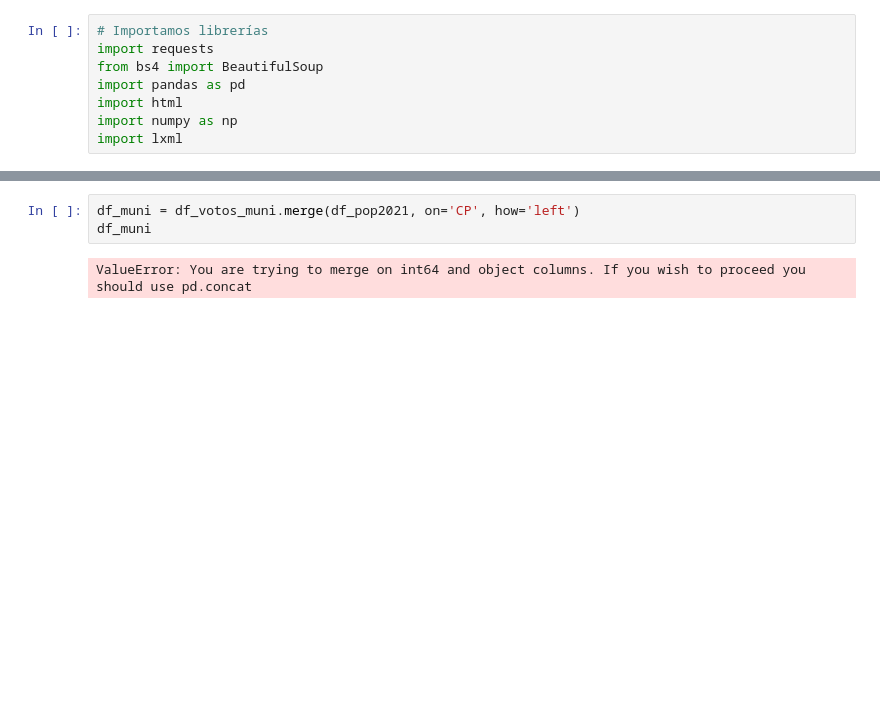
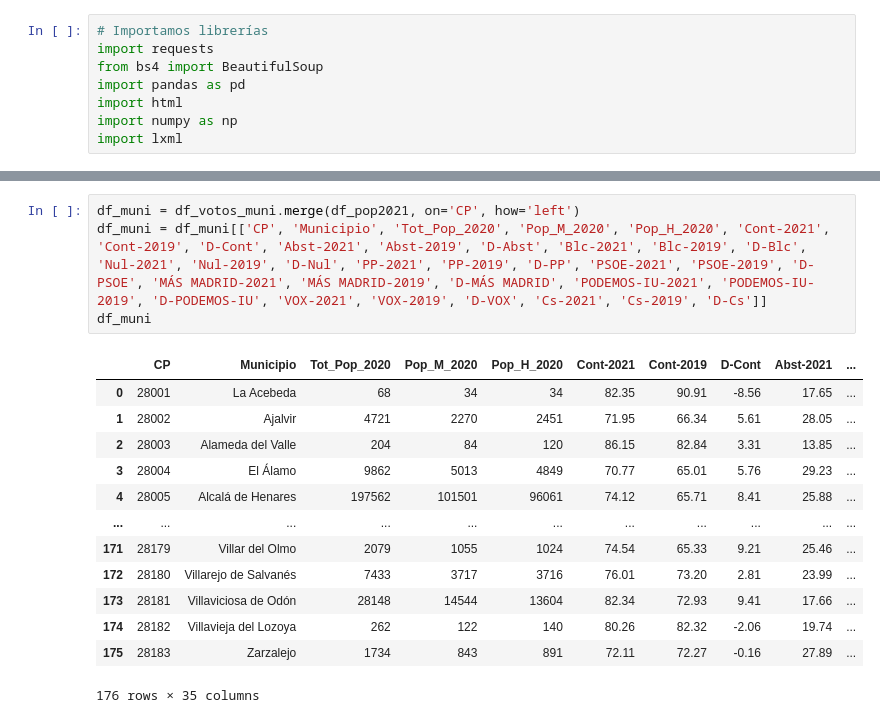
Before and after one commit to MikeBarkerSpain/TareasTheBridge, a Jupyter notebook: Entregables/09_Proyecto Análisis/Entregable/test_create_df.ipynb, the cells around one changed output, grey strips where cells are left out. Saved outputs shown, nothing was run; the diff lists cells and outputs as text; blank space fills up the shorter version.

```diff
--- a/Entregables/09_Proyecto Análisis/Entregable/test_create_df.ipynb
+++ b/Entregables/09_Proyecto Análisis/Entregable/test_create_df.ipynb
@@ -240,5 +241,18 @@ memory usage: 7.0+ KB
-# %%
-df_muni = df_votos_muni.merge(df_pop2021, on='CP', how='left')
-df_muni
-# %% [output]
-ValueError: You are trying to merge on int64 and object columns. If you wish to proceed you should use pd.concat
+# %%
+df_muni = df_votos_muni.merge(df_pop2021, on='CP', how='left')
+df_muni = df_muni[['CP', 'Municipio', 'Tot_Pop_2020', 'Pop_M_2020', 'Pop_H_2020', 'Cont-2021', 'Cont-2019', 'D-Cont', 'Abst-2021', 'Abst-2019', 'D-Abst', 'Blc-2021', 'Blc-2019', 'D-Blc', 'Nul-2021', 'Nul-2019', 'D-Nul', 'PP-2021', 'PP-2019', 'D-PP', 'PSOE-2021', 'PSOE-2019', 'D-PSOE', 'MÁS MADRID-2021', 'MÁS MADRID-2019', 'D-MÁS MADRID', 'PODEMOS-IU-2021', 'PODEMOS-IU-2019', 'D-PODEMOS-IU', 'VOX-2021', 'VOX-2019', 'D-VOX', 'Cs-2021', 'Cs-2019', 'D-Cs']]
+df_muni
+# %% [output]
+|  | CP | Municipio | Tot_Pop_2020 | Pop_M_2020 | Pop_H_2020 | Cont-2021 | Cont-2019 | D-Cont | Abst-2021 | ... |
+| 0 | 28001 | La Acebeda | 68 | 34 | 34 | 82.35 | 90.91 | -8.56 | 17.65 | ... |
+| 1 | 28002 | Ajalvir | 4721 | 2270 | 2451 | 71.95 | 66.34 | 5.61 | 28.05 | ... |
+| 2 | 28003 | Alameda del Valle | 204 | 84 | 120 | 86.15 | 82.84 | 3.31 | 13.85 | ... |
+| 3 | 28004 | El Álamo | 9862 | 5013 | 4849 | 70.77 | 65.01 | 5.76 | 29.23 | ... |
+| 4 | 28005 | Alcalá de Henares | 197562 | 101501 | 96061 | 74.12 | 65.71 | 8.41 | 25.88 | ... |
+| ... | ... | ... | ... | ... | ... | ... | ... | ... | ... | ... |
+| 171 | 28179 | Villar del Olmo | 2079 | 1055 | 1024 | 74.54 | 65.33 | 9.21 | 25.46 | ... |
+| 172 | 28180 | Villarejo de Salvanés | 7433 | 3717 | 3716 | 76.01 | 73.20 | 2.81 | 23.99 | ... |
+| 173 | 28181 | Villaviciosa de Odón | 28148 | 14544 | 13604 | 82.34 | 72.93 | 9.41 | 17.66 | ... |
+| 174 | 28182 | Villavieja del Lozoya | 262 | 122 | 140 | 80.26 | 82.32 | -2.06 | 19.74 | ... |
+| 175 | 28183 | Zarzalejo | 1734 | 843 | 891 | 72.11 | 72.27 | -0.16 | 27.89 | ... |
+176 rows × 35 columns
```
Also changed, not shown: parts of 6 cells of this notebook, 11 other files.
